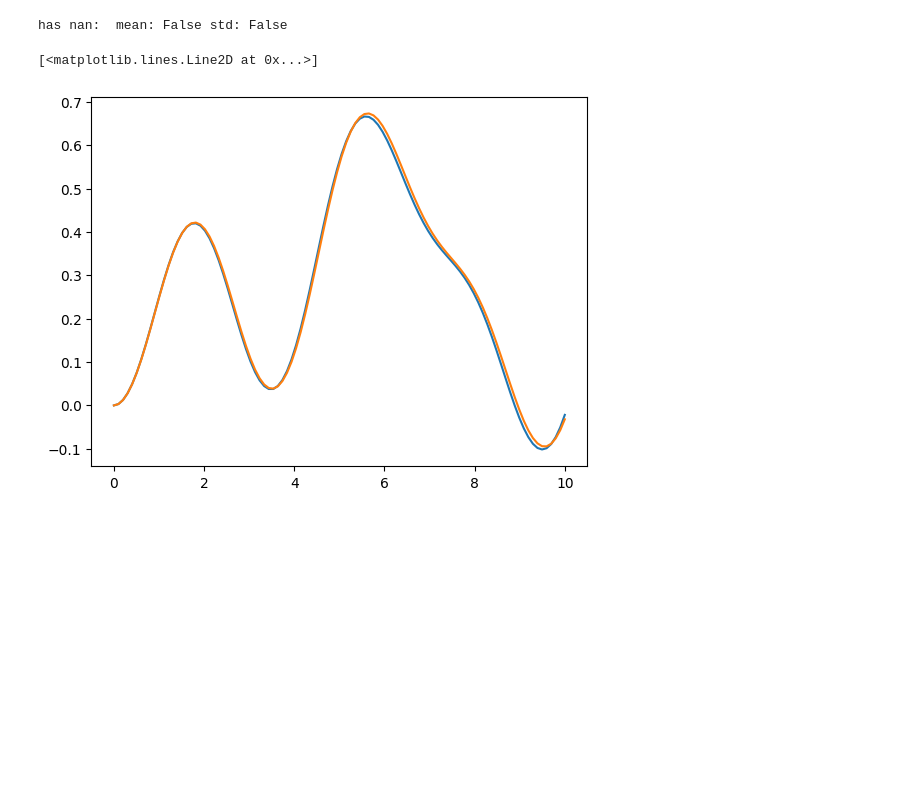
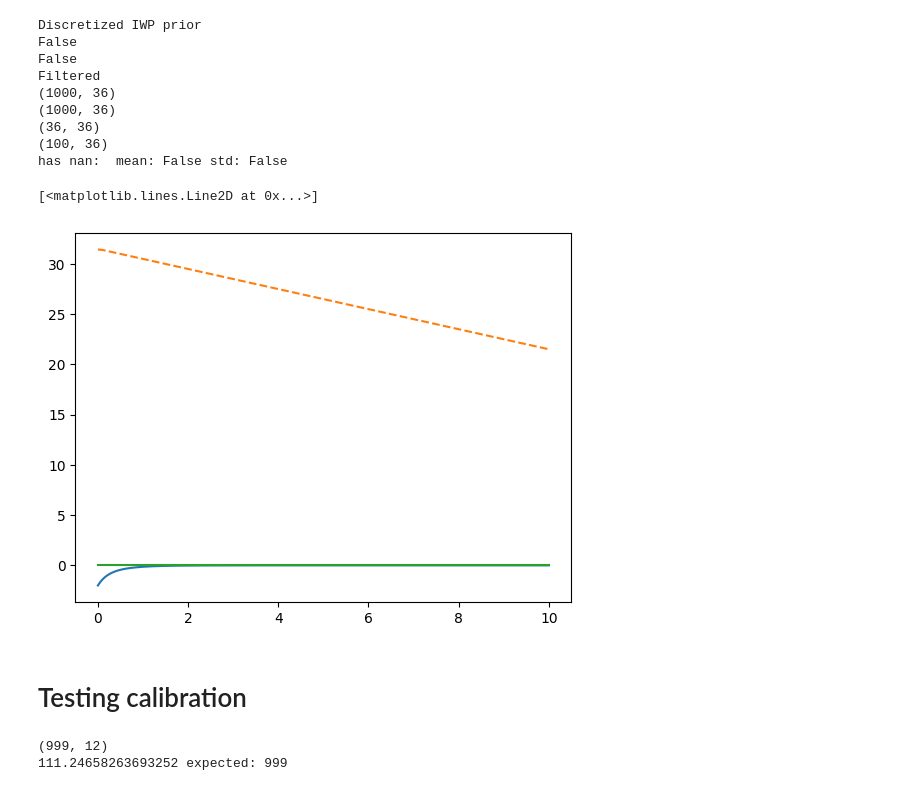
Before and after one commit to Whatisthisname/probabilistic-PDE-solver-on-manifold, a Jupyter notebook: app/taylor_coordinates.ipynb, the cells around one changed output. Saved outputs shown, nothing was run; the diff lists cells and outputs as text; code cells hidden in the pictures; blank space fills up the shorter version.

```diff
--- a/app/taylor_coordinates.ipynb
+++ b/app/taylor_coordinates.ipynb
@@ -4,8 +4,11 @@ from diffrax import diffeqsolve, ODETerm, SaveAt, PIDController, Kvaerno5
 from discrete_exterior_calculus import DEC
 from icosphere import icosphere
 from jax import config
+import probabilistic_solve_icosphere
+import matplotlib.pyplot as plt
 
-config.update("jax_enable_x64", False)
+
+config.update("jax_enable_x64", True)
 
 
 # nu:       1   2   3   4    5    6    7    8    9    10
@@ -31,32 +34,26 @@ q = 1
 # Define the vector field
 def vector_field(t, y, args):
     # Extract u and v from y
-    u = y[:n]
-    v = y[n:]
-    # Compute derivatives
-    du_dt = v
-    dv_dt = jnp.tanh(mesh.laplace_matrix @ u)
-    # Combine derivatives
-    return jnp.concatenate([du_dt, dv_dt])
+    return mesh.laplace_matrix @ y
 
 
 # Define the ODE term
 term = ODETerm(vector_field)
 
+steps = 1000
+
 end_time = 10
 # Solver settings
 solver = Kvaerno5()  # Runge-Kutta method
 saveat = SaveAt(
-    ts=jnp.linspace(0, end_time, 100)
+    ts=jnp.linspace(0, end_time, steps)
 )  # Save at 100 evenly spaced time points
 stepsize_controller = PIDController(rtol=1e-8, atol=1e-8)
 
 # Initial conditions
 u0 = jnp.zeros(n)  # Initial condition for u (e.g., zero displacement)
-v0 = jnp.zeros(n)  # Initial condition for v (e.g., zero velocity)
-u0 = u0.at[ymost_point].set(1.0)  # Example: Displace the middle point
-y0 = jnp.concatenate([u0, v0])  # Combine u0 and v0 into a single state vector
-
+u0 = u0.at[ymost_point].set(2.0)  # Example: Displace the middle point
+u0 = u0.at[yleast_point].set(-2.0)  # Example: Displace the middle point
 
 # Solve the system
 sol = diffeqsolve(
@@ -65,7 +62,7 @@ sol = diffeqsolve(
     t0=0,
     t1=end_time,
     dt0=0.01,
-    y0=y0,
+    y0=u0,
     saveat=saveat,
     stepsize_controller=stepsize_controller,
     max_steps=50000,
@@ -106,19 +137,46 @@ Array([[1., 0., 0., 0., 0., 0.],
 # %%
-import probabilistic_solve_icosphere
-import matplotlib.pyplot as plt
-
-means, stds = probabilistic_solve_icosphere.solve(
+ts = 1000
+domain = probabilistic_solve_icosphere.return_times
+means, std = probabilistic_solve_icosphere.solve(
     isosphere_nu=1,
-    timesteps=300,
+    timesteps=ts,
     derivatives=2,
     prior="iwp",
 )
+print(means.shape)
 
-print("has nan: ", "mean:", jnp.any(jnp.isnan(means)), "std:", jnp.any(jnp.isnan(stds)))
+print("has nan: ", "mean:", jnp.any(jnp.isnan(means)), "std:", jnp.any(jnp.isnan(std)))
 
-plt.plot(sol.ts, diffrax_sol[:, zmost_point], label="Diffrax")
-plt.plot(sol.ts, means[:, zmost_point], label="Probabilistic")
+plt.plot(sol.ts, diffrax_sol[:, yleast_point], label="Diffrax")
+plt.plot(domain, means[:, yleast_point], label="Probabilistic", linestyle="--")
+plt.plot(domain, [0.0] * 100, label="Initial")
 # %% [output]
+Discretized IWP prior
+False
+False
+Filtered
+(1000, 36)
+(1000, 36)
+(36, 36)
+(100, 36)
 has nan:  mean: False std: False
 [<matplotlib.lines.Line2D at 0x...>]
-[figure, old version]
+[figure, new version]
+# %% [markdown]
+# Testing calibration
+# %%
+# other = jnp.interp(solution.t, sol.ts, diffrax_sol[:, yleast_point])
+diff = (diffrax_sol - solution.u[:, :12])[1:]
+
+stat = 0
+for time in range(1, steps):
+    stat += jnp.sum(
+        diff[time] @ jnp.linalg.inv(cov_mats[time, :12, :12]) @ diff[time].T
+    )
+
+print(diff.shape)
+
+print(stat, "expected:", steps - 1)
+# %% [output]
+(999, 12)
+111.24658263693252 expected: 999
```
Also changed, not shown: parts of 4 cells of this notebook, 19 other files.
